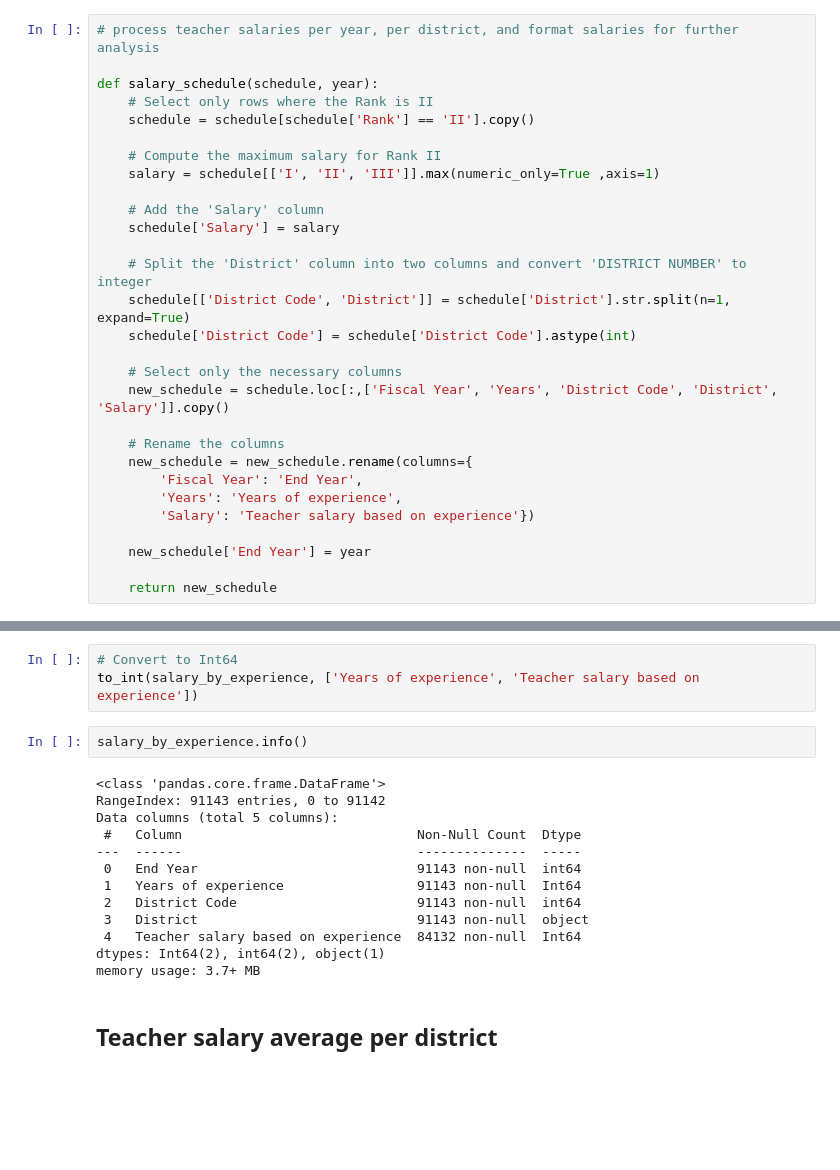
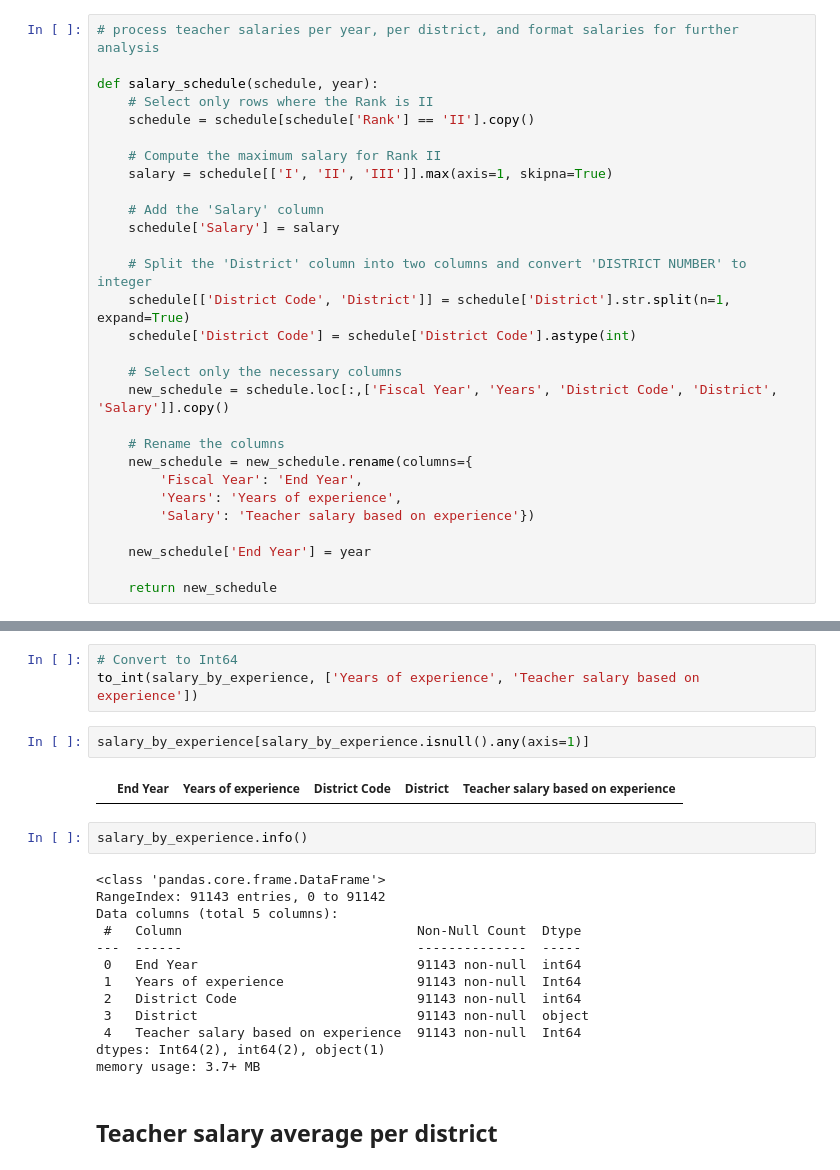
Before and after one commit to rosehelfrich/kyPublicSchools, a Jupyter notebook: File_1_Clean_and_preprocess_spending_data.ipynb, the cells around one changed output, grey strips where cells are left out. Cells and saved outputs as stored; diff of their text form; blank space fills up the shorter version.

```diff
--- a/File_1_Clean_and_preprocess_spending_data.ipynb
+++ b/File_1_Clean_and_preprocess_spending_data.ipynb
@@ -162,7 +164,7 @@ def salary_schedule(schedule, year):
     schedule = schedule[schedule['Rank'] == 'II'].copy()
 
     # Compute the maximum salary for Rank II
-    salary = schedule[['I', 'II', 'III']].max(numeric_only=True ,axis=1)
+    salary = schedule[['I', 'II', 'III']].max(axis=1, skipna=True)
 
     # Add the 'Salary' column
     schedule['Salary'] = salary
@@ -221,6 +223,10 @@ salary_by_experience = pd.concat(salary_list).drop_duplicates(ignore_index=True)
 # %%
 # Convert to Int64
 to_int(salary_by_experience, ['Years of experience', 'Teacher salary based on experience'])
+# %%
+salary_by_experience[salary_by_experience.isnull().any(axis=1)]
+# %% [output]
+|  | End Year | Years of experience | District Code | District | Teacher salary based on experience |
 # %%
 salary_by_experience.info()
 # %% [output]
@@ -233,7 +239,7 @@ Data columns (total 5 columns):
  1   Years of experience                 91143 non-null  Int64
  2   District Code                       91143 non-null  int64
  3   District                            91143 non-null  object
- 4   Teacher salary based on experience  84132 non-null  Int64
+ 4   Teacher salary based on experience  91143 non-null  Int64
 dtypes: Int64(2), int64(2), object(1)
 memory usage: 3.7+ MB
 # %% [markdown]
```
Also changed, not shown: parts of 6 cells of this notebook.
